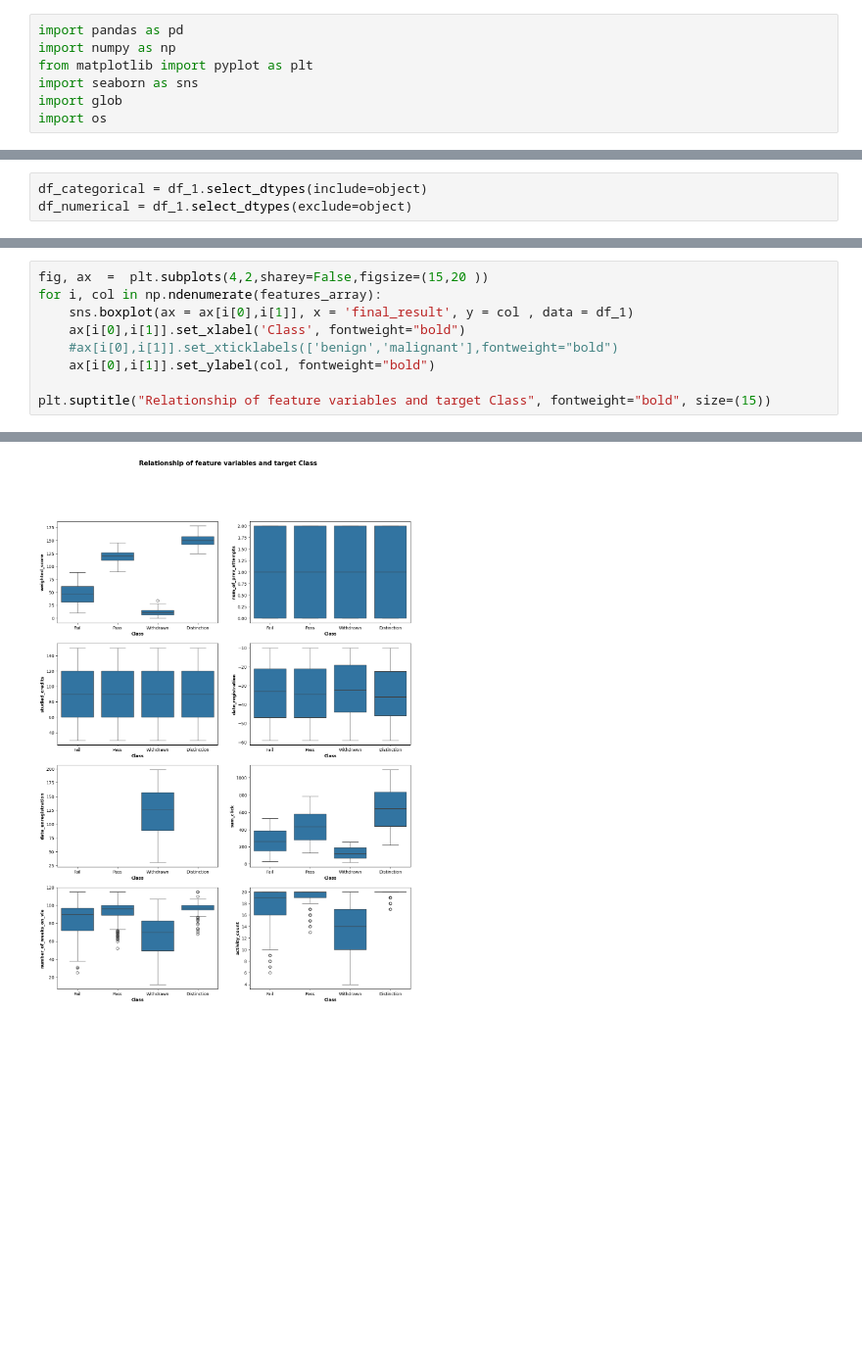
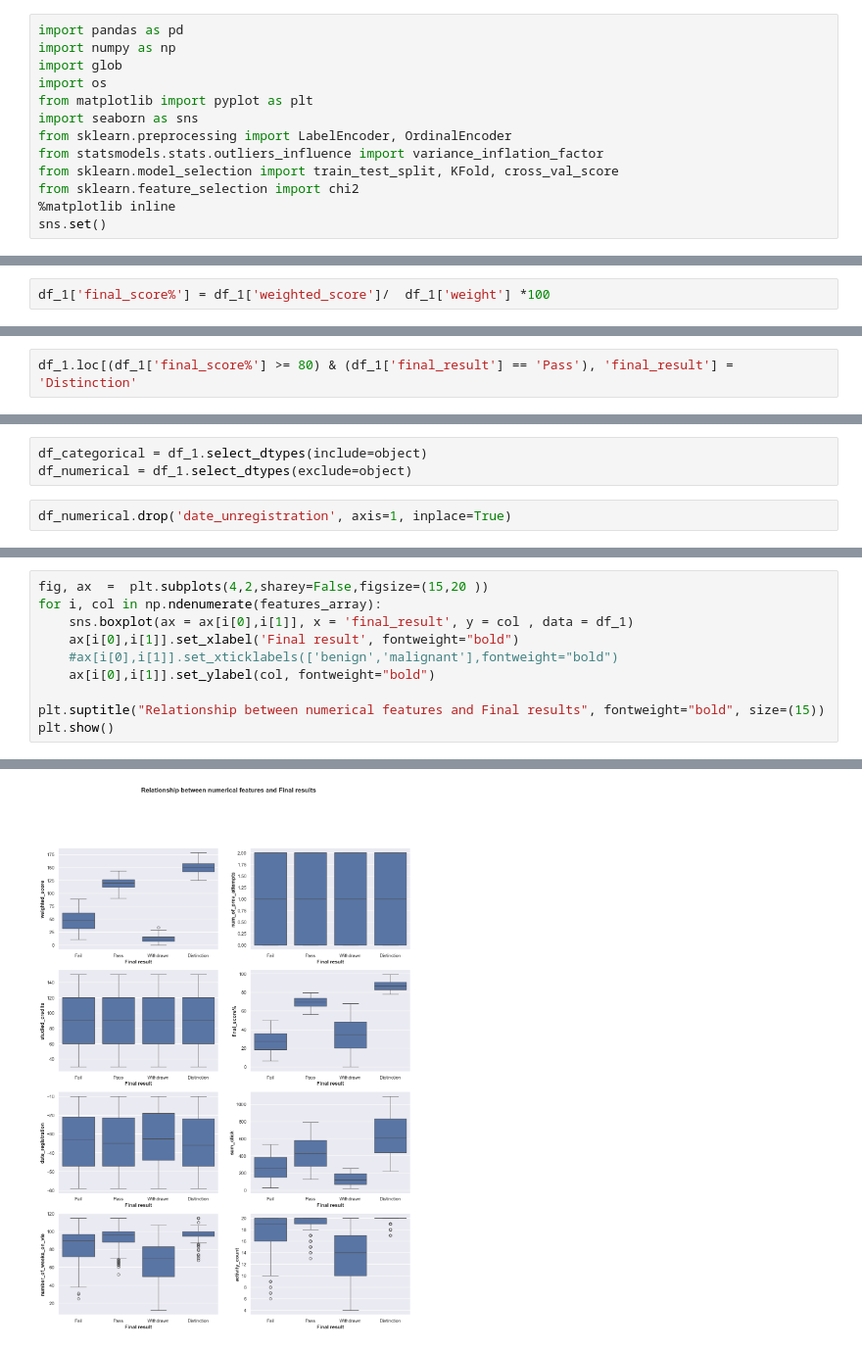
Before and after one commit to AndaniAfrica/data_science_assesment, a Jupyter notebook: assessment_notebook.ipynb, the cells around one changed output, grey strips where cells are left out. Shown at 98% size. Drawn from its saved outputs; the diff is of its cells as text; blank space fills up the shorter version.

Commit message:
features selection and multicolinearity

```diff
--- a/assessment_notebook.ipynb
+++ b/assessment_notebook.ipynb
@@ -3,10 +3,16 @@
 # %%
 import pandas as pd
 import numpy as np
+import glob
+import os
 from matplotlib import pyplot as plt
 import seaborn as sns
-import glob
-import os
+from sklearn.preprocessing import LabelEncoder, OrdinalEncoder
+from statsmodels.stats.outliers_influence import variance_inflation_factor
+from sklearn.model_selection import train_test_split, KFold, cross_val_score
+from sklearn.feature_selection import chi2
+%matplotlib inline
+sns.set()
 # %%
 csv_files = glob.glob('oulad_data/*.csv')
 dataframes = {os.path.basename(file): pd.read_csv(file) for file in csv_files}
@@ -299,6 +305,8 @@ df_1.head()
 | 2 | AAA | 2013J | 240 | 12 | 0 | 121.2 | 160 | M | ... |
 | 3 | AAA | 2013J | 240 | 16 | 0 | 77.6 | 160 | F | ... |
 | 4 | AAA | 2013J | 240 | 19 | 0 | 33.4 | 160 | F | ... |
+# %%
+df_1['final_score%'] = df_1['weighted_score']/  df_1['weight'] *100
 # %%
 df_1[df_1['id_student']==980]
 # %% [output]
@@ -395,0 +422,2 @@ memory usage: 234.6+ KB
+# %%
+df_1.loc[(df_1['final_score%'] >= 80) & (df_1['final_result'] == 'Pass'), 'final_result'] = 'Distinction'
@@ -556,6 +595,8 @@ df_1.drop(['region','imd_band','highest_education'], axis=1, inplace=True)
 # %%
 df_categorical = df_1.select_dtypes(include=object)
 df_numerical = df_1.select_dtypes(exclude=object)
+# %%
+df_numerical.drop('date_unregistration', axis=1, inplace=True)
 # %%
 features_array = np.array(df_numerical.columns, dtype='object').reshape(4,2)
 fig, ax  =  plt.subplots(4,2,sharey=False,figsize=(15,15))
@@ -583,9 +624,10 @@ plt.show()
 fig, ax  =  plt.subplots(4,2,sharey=False,figsize=(15,20 ))
 for i, col in np.ndenumerate(features_array):
     sns.boxplot(ax = ax[i[0],i[1]], x = 'final_result', y = col , data = df_1)
-    ax[i[0],i[1]].set_xlabel('Class', fontweight="bold")
+    ax[i[0],i[1]].set_xlabel('Final result', fontweight="bold")
     #ax[i[0],i[1]].set_xticklabels(['benign','malignant'],fontweight="bold")
     ax[i[0],i[1]].set_ylabel(col, fontweight="bold")
 
-plt.suptitle("Relationship of feature variables and target Class", fontweight="bold", size=(15))
+plt.suptitle("Relationship between numerical features and Final results", fontweight="bold", size=(15))
+plt.show()
 # %% [output]
@@ -593 +634 @@ Text(0.5, 0.98, 'Relationship of feature variables and target Class')
-[figure, old version]
+[figure, new version]
```
Also changed, not shown: parts of 37 cells of this notebook.
